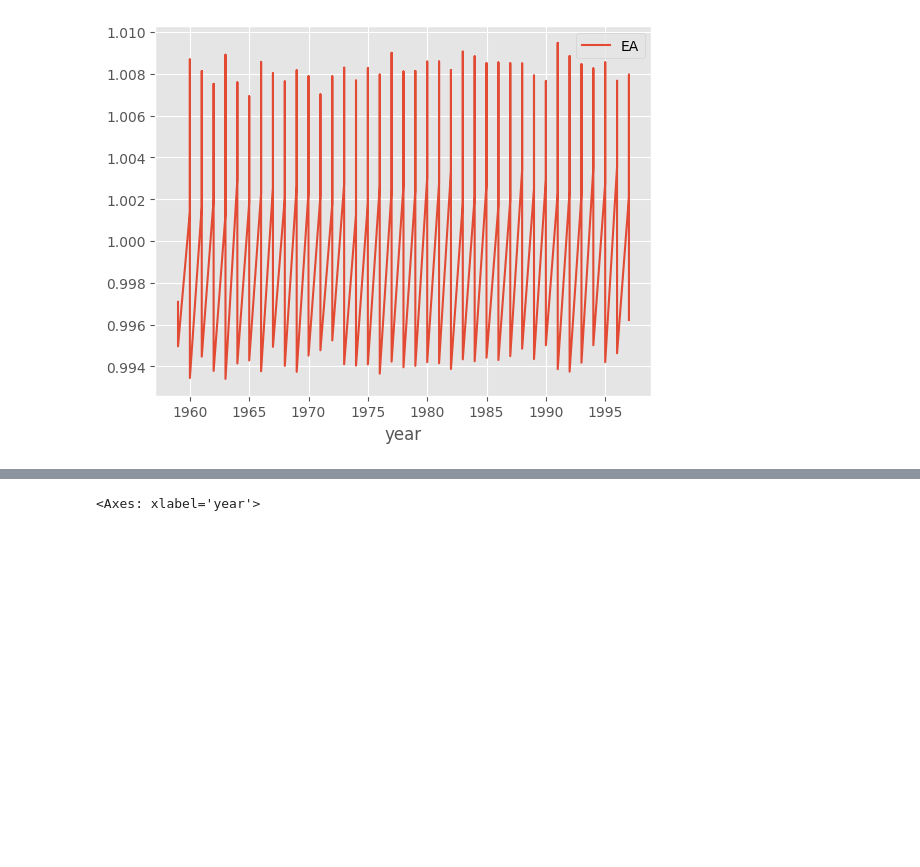
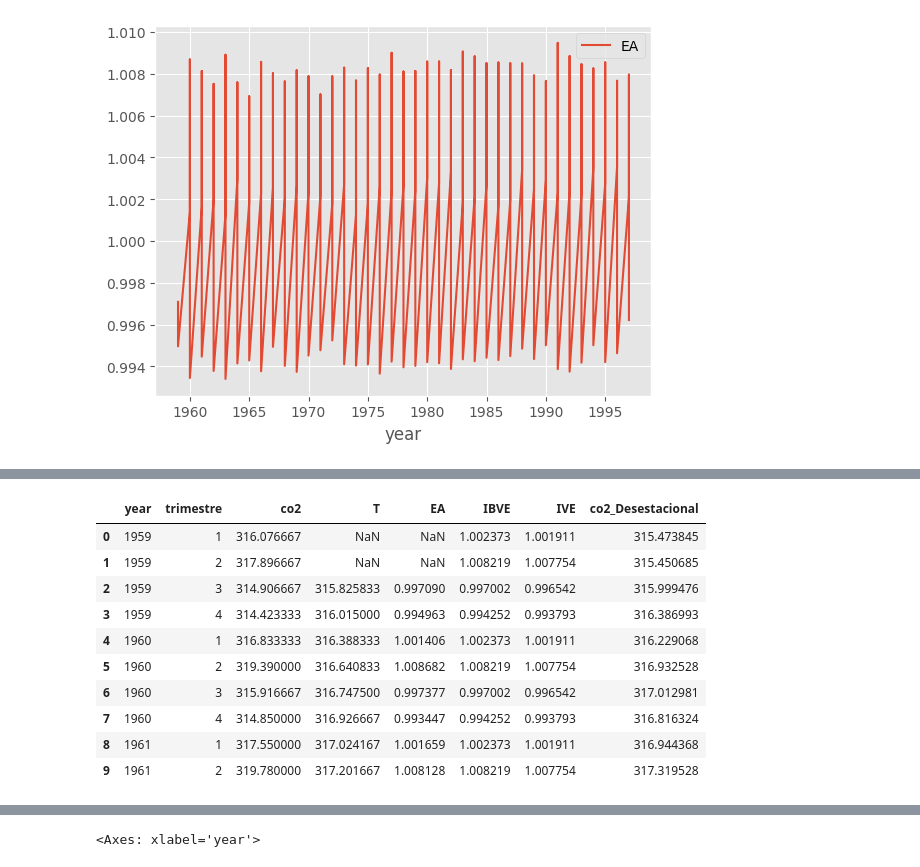
Before and after one commit to Juliodominguezcalderon/Talento_tech, a Jupyter notebook: Notebook_Serie_tiempo.ipynb, the cells around one changed output, grey strips where cells are left out. Cells and saved outputs as stored; diff of their text form; code cells hidden in the pictures; blank space fills up the shorter version.

```diff
--- a/Notebook_Serie_tiempo.ipynb
+++ b/Notebook_Serie_tiempo.ipynb
@@ -490,0 +497,2 @@ co2_trim.plot(y='EA', x='year')
+# %%
+co2_trim2=co2_trim.copy()
@@ -494,0 +589,21 @@ co2_trim[["year", "co2" , "T" , "EA"]].plot(x="year", subplots=True);
+# %%
+#Otra forma de desestacionalizar
+#Unimos las dos tablas co2_trim y IVE
+co2_trim_with_ive = pd.merge(co2_trim2, IVE, on='trimestre')
+
+# Calculamos el valor del co2 ajustado por el IVE para desestacionalizar
+co2_trim_with_ive['co2_Desestacional'] = co2_trim_with_ive['co2'] / co2_trim_with_ive['IVE']
+co2_trim_with_ive.drop(columns='FC_co2_%',inplace=True)
+co2_trim_with_ive.head(10)
+# %% [output]
+|  | year | trimestre | co2 | T | EA | IBVE | IVE | co2_Desestacional |
+| 0 | 1959 | 1 | 316.076667 | NaN | NaN | 1.002373 | 1.001911 | 315.473845 |
+| 1 | 1959 | 2 | 317.896667 | NaN | NaN | 1.008219 | 1.007754 | 315.450685 |
+| 2 | 1959 | 3 | 314.906667 | 315.825833 | 0.997090 | 0.997002 | 0.996542 | 315.999476 |
+| 3 | 1959 | 4 | 314.423333 | 316.015000 | 0.994963 | 0.994252 | 0.993793 | 316.386993 |
+| 4 | 1960 | 1 | 316.833333 | 316.388333 | 1.001406 | 1.002373 | 1.001911 | 316.229068 |
+| 5 | 1960 | 2 | 319.390000 | 316.640833 | 1.008682 | 1.008219 | 1.007754 | 316.932528 |
+| 6 | 1960 | 3 | 315.916667 | 316.747500 | 0.997377 | 0.997002 | 0.996542 | 317.012981 |
+| 7 | 1960 | 4 | 314.850000 | 316.926667 | 0.993447 | 0.994252 | 0.993793 | 316.816324 |
+| 8 | 1961 | 1 | 317.550000 | 317.024167 | 1.001659 | 1.002373 | 1.001911 | 316.944368 |
+| 9 | 1961 | 2 | 319.780000 | 317.201667 | 1.008128 | 1.008219 | 1.007754 | 317.319528 |
```
Also changed, not shown: parts of 20 cells of this notebook.
